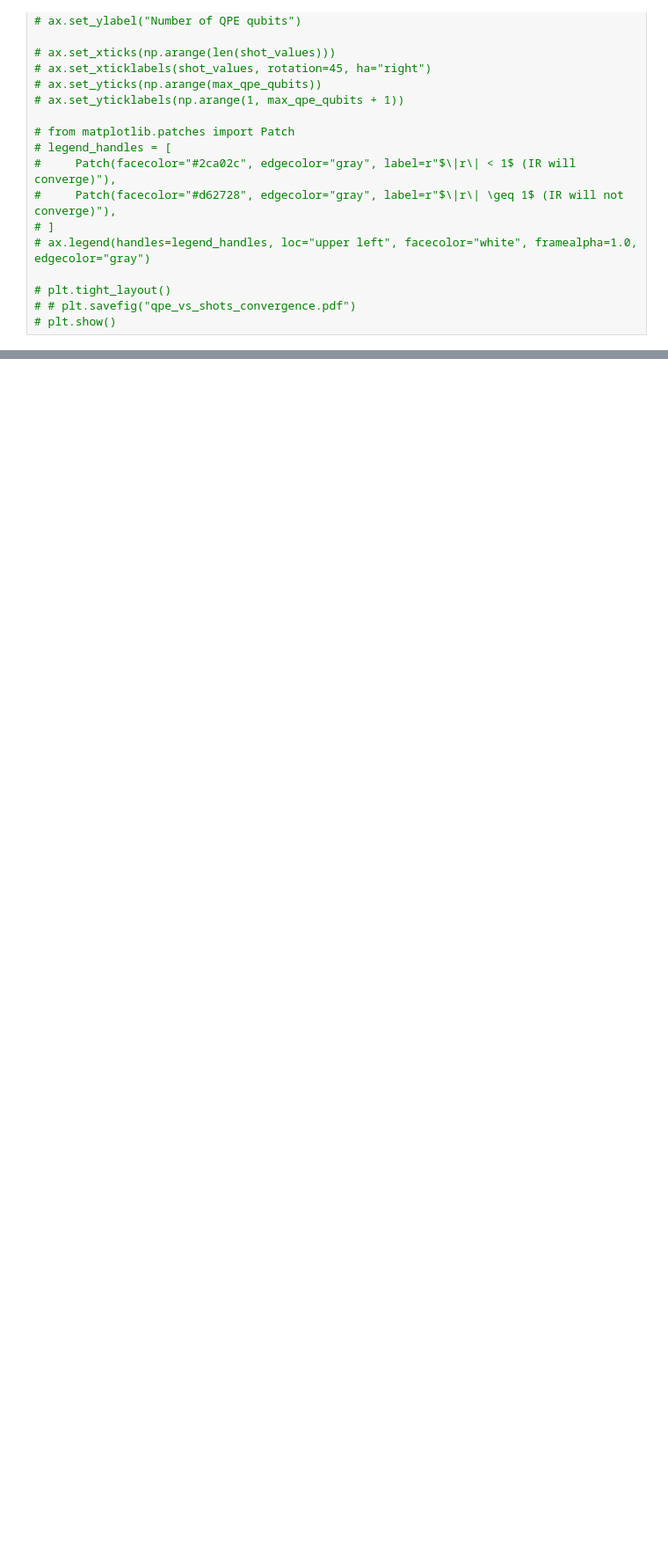
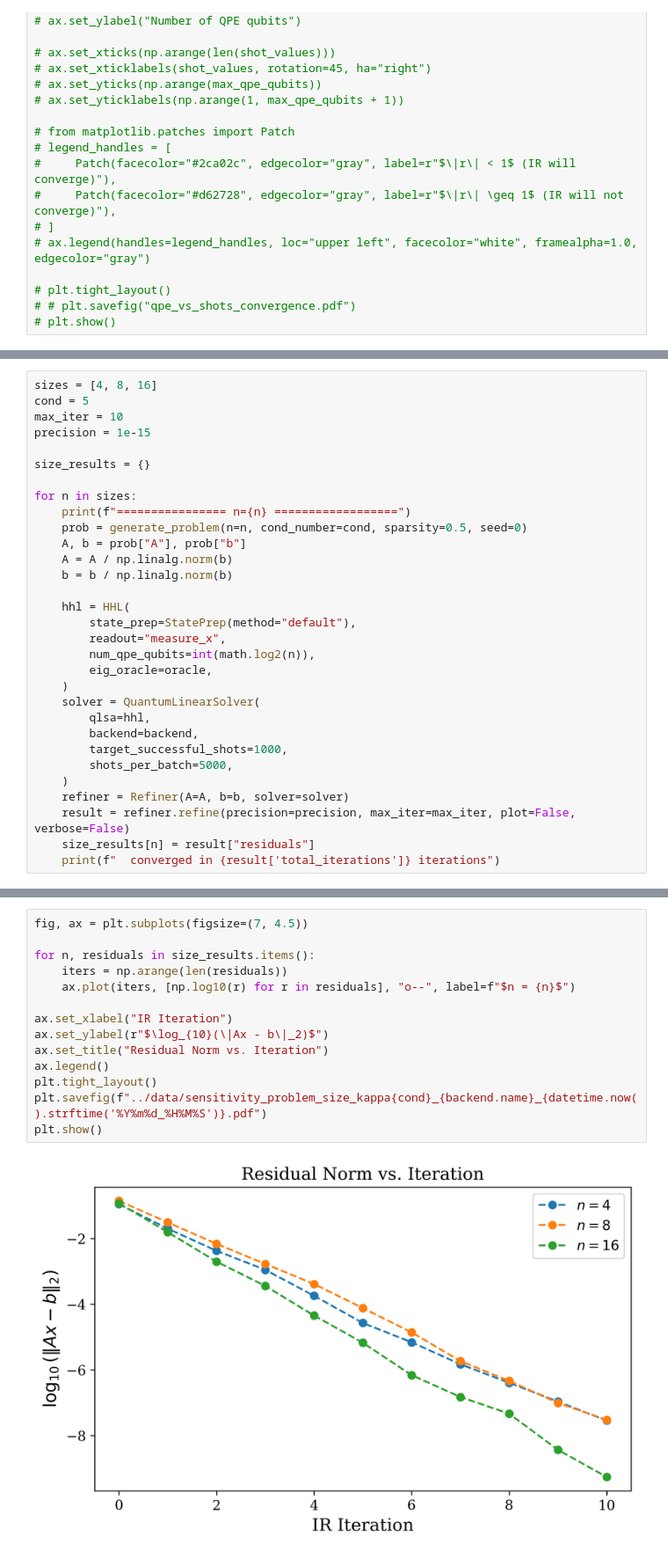
Before and after one commit to QCOL-LU/QLSAs, a Jupyter notebook: examples/experiments.ipynb, the cells around one changed output, grey strips where cells are left out. Shown at 88% size. Drawn from its saved outputs; the diff is of its cells as text; blank space fills up the shorter version.

```diff
--- a/examples/experiments.ipynb
+++ b/examples/experiments.ipynb
@@ -387,0 +414,31 @@ plt.show()
+# %%
+sizes = [4, 8, 16]
+cond = 5
+max_iter = 10
+precision = 1e-15
+
+size_results = {}
+
+for n in sizes:
+    print(f"================ n={n} ==================")
+    prob = generate_problem(n=n, cond_number=cond, sparsity=0.5, seed=0)
+    A, b = prob["A"], prob["b"]
+    A = A / np.linalg.norm(b)
+    b = b / np.linalg.norm(b)
+
+    hhl = HHL(
+        state_prep=StatePrep(method="default"),
+        readout="measure_x",
+        num_qpe_qubits=int(math.log2(n)),
+        eig_oracle=oracle,
+    )
+    solver = QuantumLinearSolver(
+        qlsa=hhl,
+        backend=backend,
+        target_successful_shots=1000,
+        shots_per_batch=5000,
+    )
+    refiner = Refiner(A=A, b=b, solver=solver)
+    result = refiner.refine(precision=precision, max_iter=max_iter, plot=False, verbose=False)
+    size_results[n] = result["residuals"]
+    print(f"  converged in {result['total_iterations']} iterations")
@@ -387,0 +452,16 @@ plt.show()
+# %%
+fig, ax = plt.subplots(figsize=(7, 4.5))
+
+for n, residuals in size_results.items():
+    iters = np.arange(len(residuals))
+    ax.plot(iters, [np.log10(r) for r in residuals], "o--", label=f"$n = {n}$")
+
+ax.set_xlabel("IR Iteration")
+ax.set_ylabel(r"$\log_{10}(\|Ax - b\|_2)$")
+ax.set_title("Residual Norm vs. Iteration")
+ax.legend()
+plt.tight_layout()
+plt.savefig(f"../data/sensitivity_problem_size_kappa{cond}_{backend.name}_{datetime.now().strftime('%Y%m%d_%H%M%S')}.pdf")
+plt.show()
+# %% [output]
+[figure, added]
```
Also changed, not shown: parts of 10 cells of this notebook, 21 other files.
